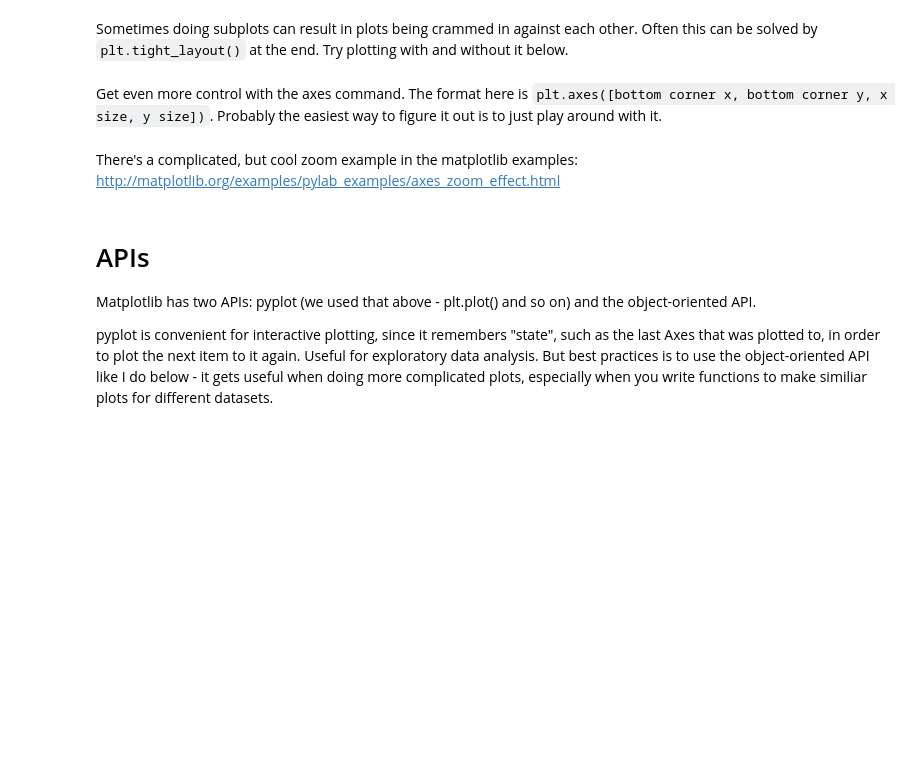
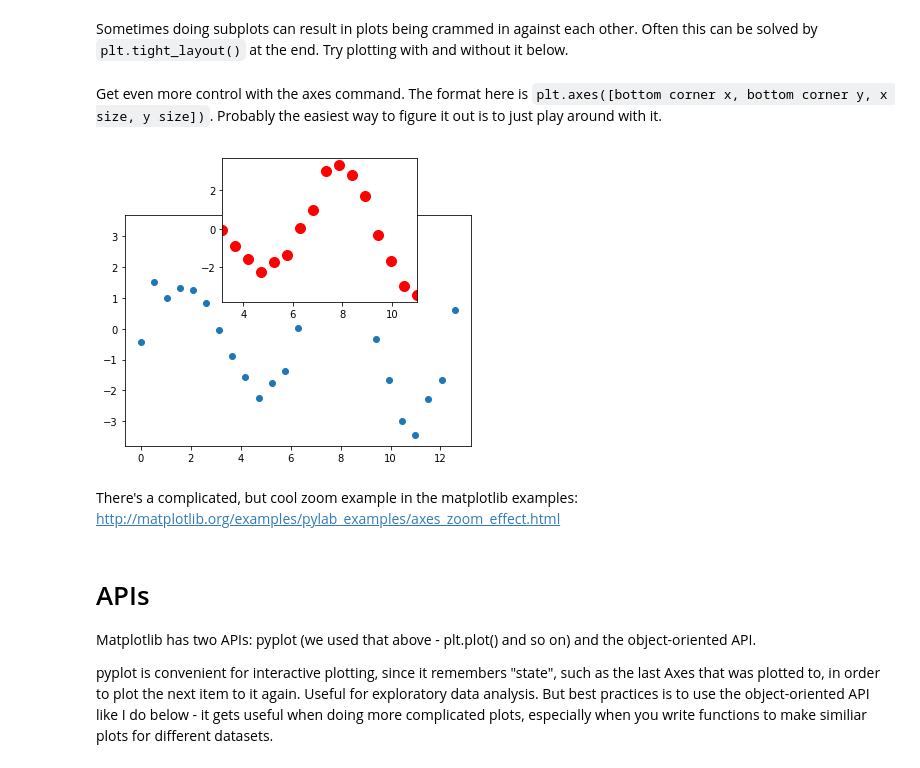
Before and after one commit to AsaCooperStickland/plotting, a Jupyter notebook: matplotlib_tutorial.ipynb, the cells around one changed output. Cells and saved outputs as stored; diff of their text form; code cells hidden in the pictures; blank space fills up the shorter version.

```diff
--- a/matplotlib_tutorial.ipynb
+++ b/matplotlib_tutorial.ipynb
@@ -189,12 +210,14 @@
 # %%
 plt.figure()
 plt.axes([0.1, 0.1, 0.8, 0.8])
 plt.scatter(X_data , y_data)
-plt.axes([0.5, 0.3, 0.3, 0.5])
-plt.scatter(X_data, y_data)
-# Just the second half of the data in my weird small plot
-plt.xlim(np.pi, 2*np.pi)
+plt.axes([0.325, 0.6, 0.45, 0.5])
+plt.scatter(X_data, y_data, s=100, color='red')
+# zoom in on some bit of data
+plt.xlim(np.pi, 3.5 * np.pi)
 plt.show()
+# %% [output]
+[figure, added]
 # %% [markdown]
 There's a complicated, but cool zoom example in the matplotlib examples: http://matplotlib.org/examples/pylab_examples/axes_zoom_effect.html
 # %% [markdown]
```
Also changed, not shown: parts of 4 cells of this notebook, 2 other files.
